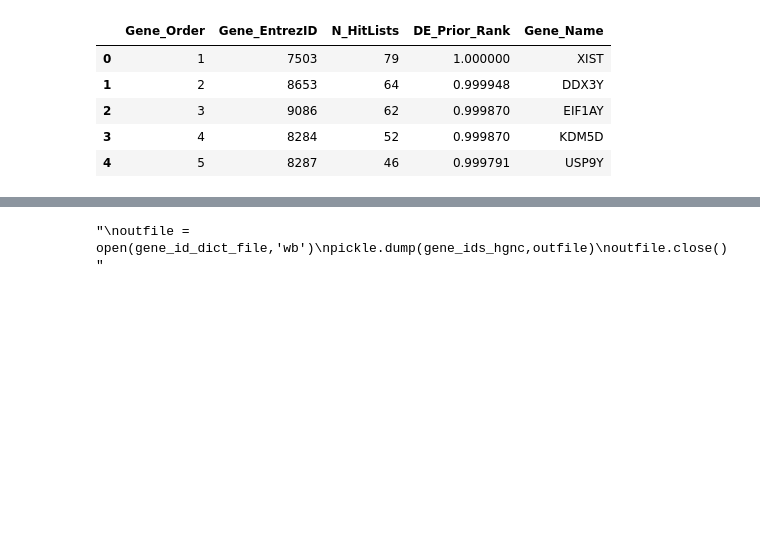
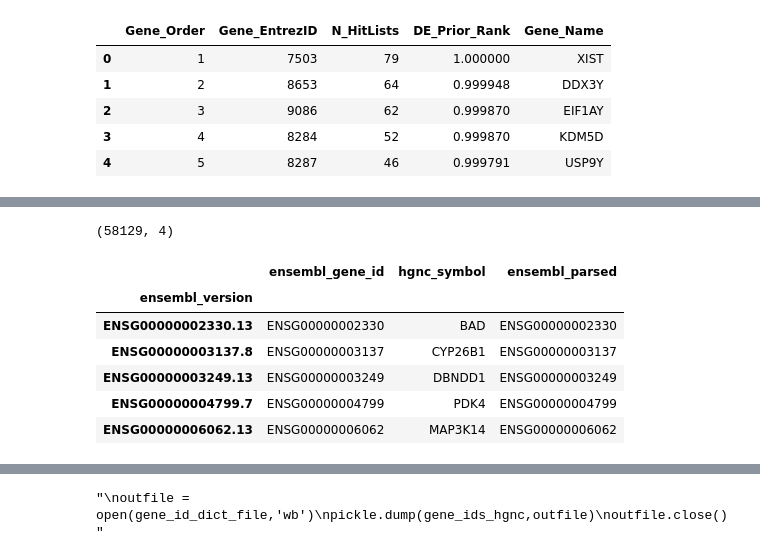
Before and after one commit to greenelab/simulate-expression-compendia, a Jupyter notebook: Rank_pathways/1_process_data.ipynb, the cells around one changed output, grey strips where cells are left out. Cells and saved outputs as stored; diff of their text form; code cells hidden in the pictures; blank space fills up the shorter version.

```diff
--- a/Rank_pathways/1_process_data.ipynb
+++ b/Rank_pathways/1_process_data.ipynb
@@ -114,7 +116,7 @@ template_data = pd.read_csv(
     sep='\t',
     index_col=0)
 
-gene_ids = list(template_data.columns)
+our_gene_ids = list(template_data.columns)
 # %%
 # Read file mapping ensembl ids to hgnc symbols
 gene_id_file = os.path.join(
@@ -129 +181,21 @@ gene_id_mapping = pd.read_csv(
+# %%
+# Map original ensembl ids with version number to gene_id_mapping_df
+gene_id_mapping = pd.merge(gene_id_mapping,
+                           ensembl_gene_ids,
+                           left_on='ensembl_gene_id',
+                           right_on='ensembl_parsed',
+                           how='outer')
+
+print(gene_id_mapping.shape)
+gene_id_mapping.set_index('ensembl_version', inplace=True)
+gene_id_mapping.head()
+# %% [output]
+(58129, 4)
+|  | ensembl_gene_id | hgnc_symbol | ensembl_parsed |
+| ensembl_version |  |  |  |
+| ENSG00000002330.13 | ENSG00000002330 | BAD | ENSG00000002330 |
+| ENSG00000003137.8 | ENSG00000003137 | CYP26B1 | ENSG00000003137 |
+| ENSG00000003249.13 | ENSG00000003249 | DBNDD1 | ENSG00000003249 |
+| ENSG00000004799.7 | ENSG00000004799 | PDK4 | ENSG00000004799 |
+| ENSG00000006062.13 | ENSG00000006062 | MAP3K14 | ENSG00000006062 |
 # %%
```
Also changed, not shown: parts of 17 cells of this notebook, 2 other files.
